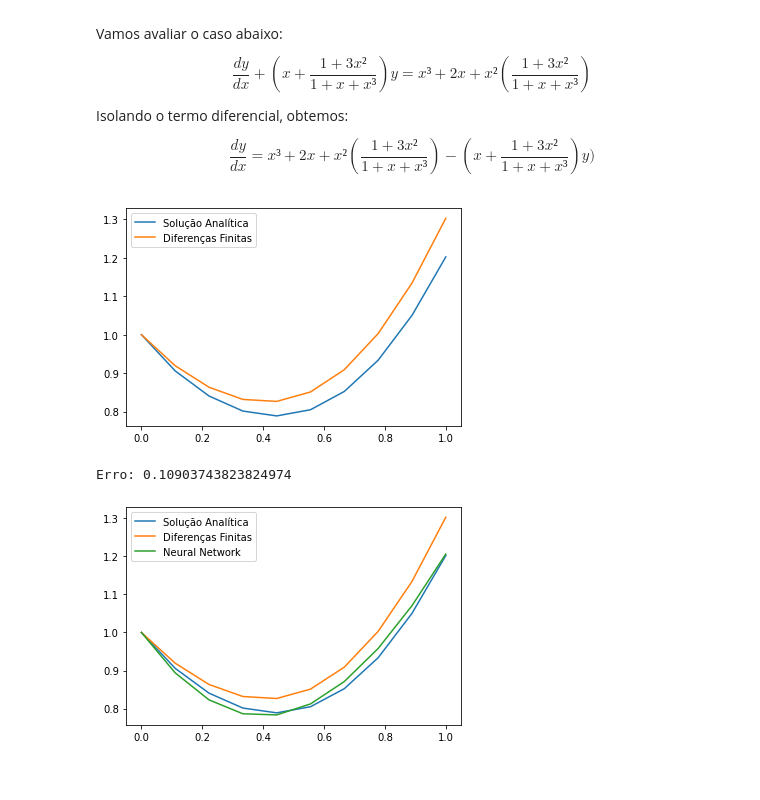
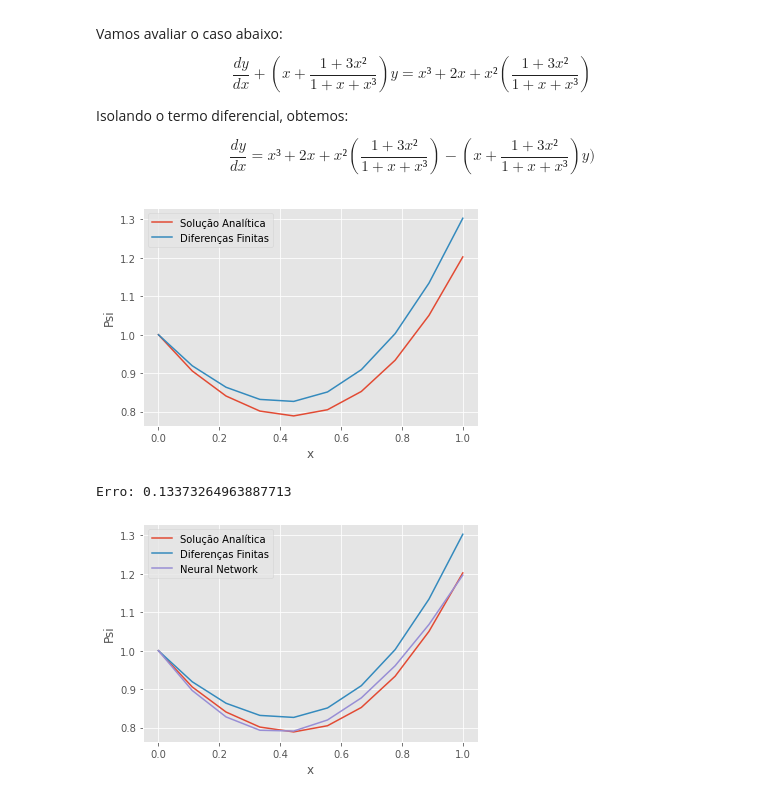
Before and after one commit to FernandoDeCome/TCC, a Jupyter notebook: NeuralNetworks - ODE 2.ipynb, the cells around one changed output. Cells and saved outputs as stored; diff of their text form; code cells hidden in the pictures.

```diff
--- a/NeuralNetworks - ODE 2.ipynb
+++ b/NeuralNetworks - ODE 2.ipynb
@@ -7,6 +7,8 @@ from autograd.core import primitive
 
 from matplotlib import pyplot as plt
 %matplotlib inline
+import matplotlib.style as style
+style.use('ggplot')
 # %%
 nx = 10
 dx = 1. / nx
@@ -66,9 +68,11 @@ plt.figure()
 plt.plot(x_space, y_space)
 plt.plot(x_space, psy_fd)
 plt.legend(['Solução Analítica', 'Diferenças Finitas'])
+plt.xlabel('x')
+plt.ylabel('Psi')
 plt.show()
 # %% [output]
-[figure, old version]
+[figure, new version]
 # %%
 def sigmoid(x):
     return 1 / (1 + np.exp(-x))
@@ -100,21 +104,28 @@ np.random.seed(5)
 W = [np.random.rand(1, 10), np.random.rand(10, 1)]
 lmb = 0.005
 # %%
-for i in range(1000):
+loss = []
+epochs = 400
+
+for i in range(epochs):
     loss_grad =  grad(loss_function)(W, x_space)
 
     W[0] = W[0] - lmb * loss_grad[0]
     W[1] = W[1] - lmb * loss_grad[1]
+
+    loss.append(loss_function(W, x_space))
 # %%
 print ("Erro:", loss_function(W, x_space))
 res = [1 + xi * neural_network(W, xi)[0][0] for xi in x_space]
 
 plt.figure()
 plt.plot(x_space, y_space)
 plt.plot(x_space, psy_fd)
 plt.plot(x_space, res)
 plt.legend(['Solução Analítica','Diferenças Finitas','Neural Network'])
+plt.xlabel('x')
+plt.ylabel('Psi')
 plt.show()
 # %% [output]
-Erro: 0.10903743823824974
+Erro: 0.13373264963887713
-[figure, old version]
+[figure, new version]
```
Also changed, not shown: parts of 1 cell of this notebook, 8 other files.
